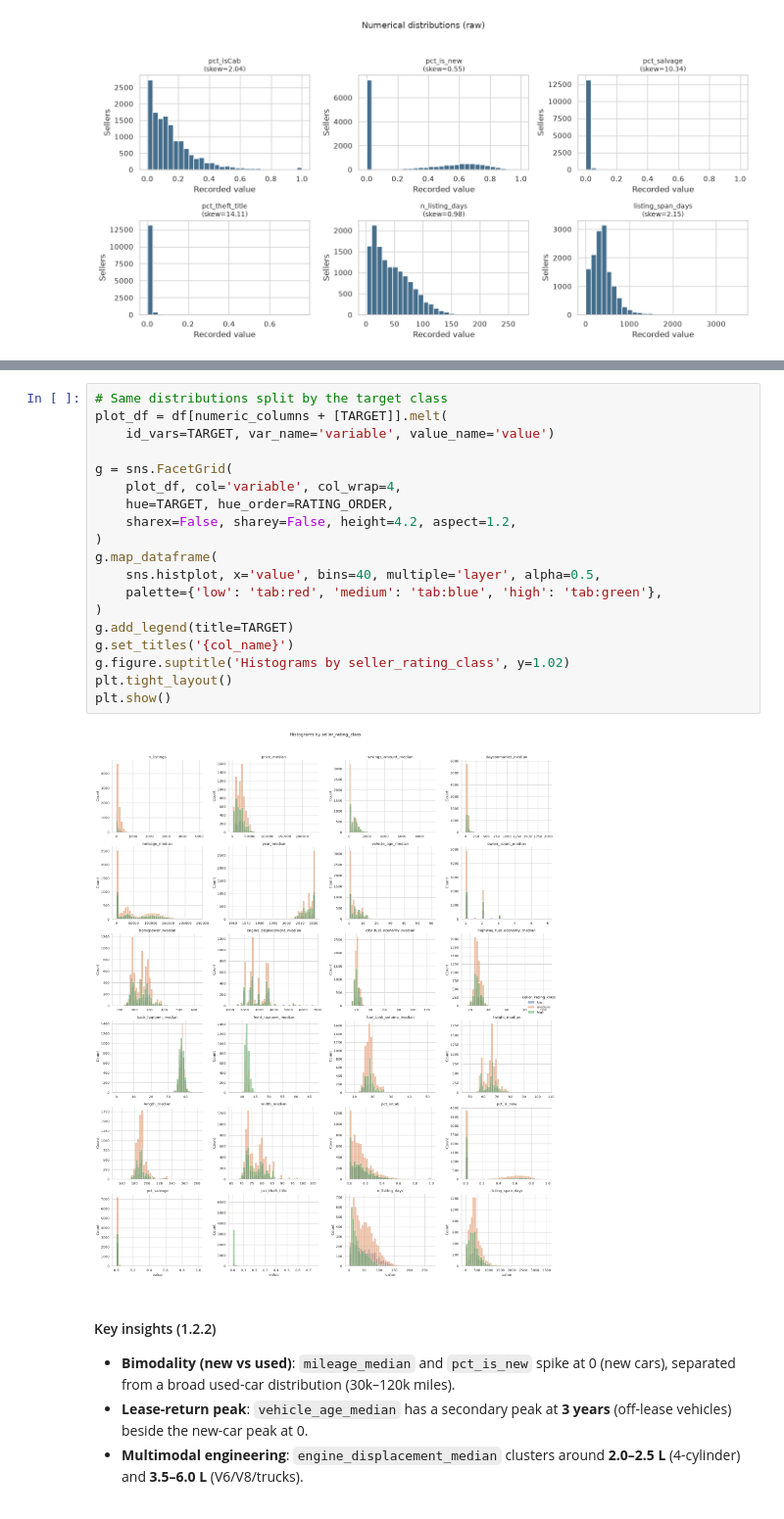
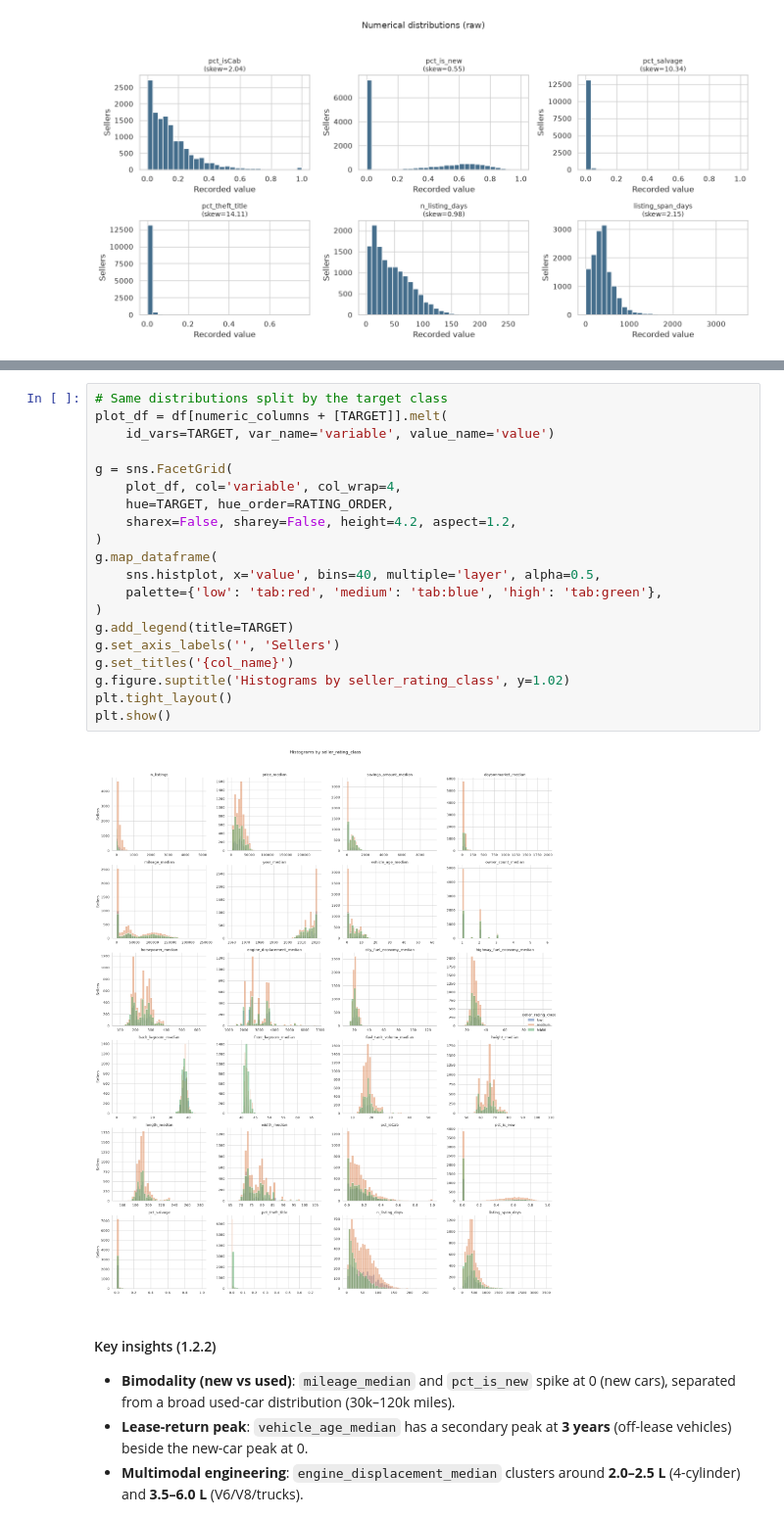
Before and after one commit to iqbalzain99/data-mining_unipi_1_2026, a Jupyter notebook: project/merged_1_2_distribution.ipynb, the cells around one changed output, grey strips where cells are left out. Shown at 98% size. Drawn from its saved outputs; the diff is of its cells as text.

Commit message:
Add raw FacetGrid histograms and fix x-axis labels in merged 1.2 notebook

```diff
--- a/project/merged_1_2_distribution.ipynb
+++ b/project/merged_1_2_distribution.ipynb
@@ -142,24 +180,25 @@ for start in range(0, len(numeric_columns), 6):
 # %%
 # Same distributions split by the target class
 plot_df = df[numeric_columns + [TARGET]].melt(
     id_vars=TARGET, var_name='variable', value_name='value')
 
 g = sns.FacetGrid(
     plot_df, col='variable', col_wrap=4,
     hue=TARGET, hue_order=RATING_ORDER,
     sharex=False, sharey=False, height=4.2, aspect=1.2,
 )
 g.map_dataframe(
     sns.histplot, x='value', bins=40, multiple='layer', alpha=0.5,
     palette={'low': 'tab:red', 'medium': 'tab:blue', 'high': 'tab:green'},
 )
 g.add_legend(title=TARGET)
+g.set_axis_labels('', 'Sellers')
 g.set_titles('{col_name}')
 g.figure.suptitle('Histograms by seller_rating_class', y=1.02)
 plt.tight_layout()
 plt.show()
 # %% [output]
-[figure, old version]
+[figure, new version]
 # %% [markdown]
 #### Key insights (1.2.2)
 
```
Also changed, not shown: parts of 2 cells of this notebook.
